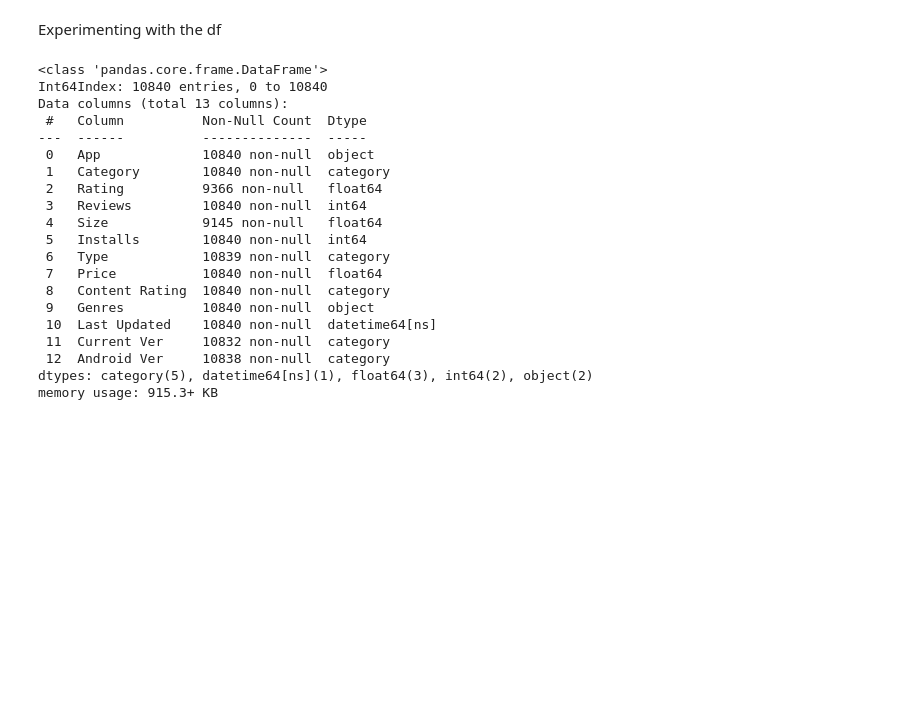
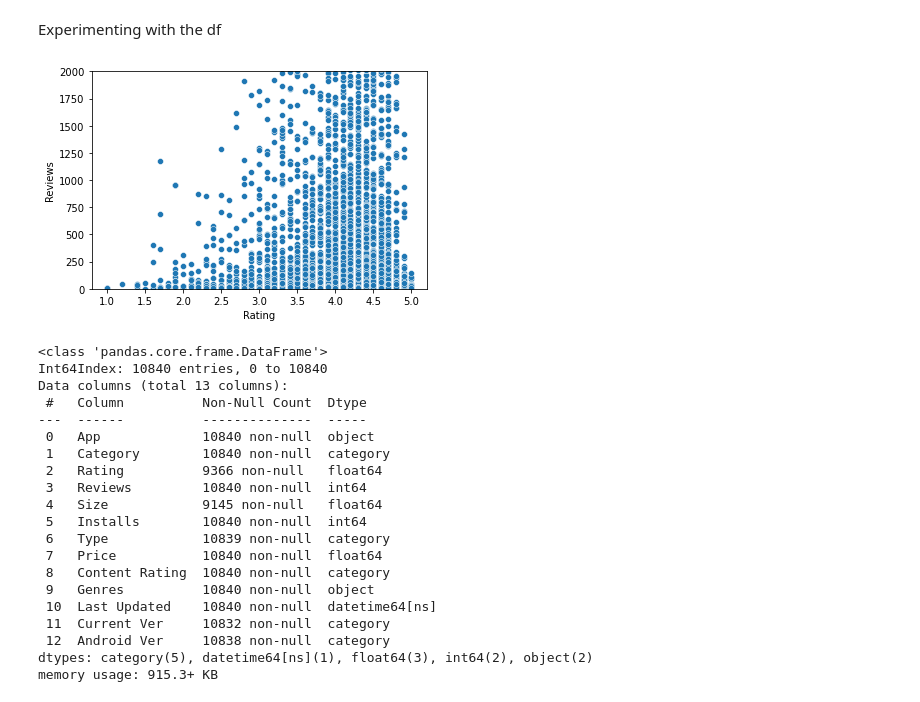
Before and after one commit to ololili/Data, a Jupyter notebook: ExploreData.ipynb, the cells around one changed output. Cells and saved outputs as stored; diff of their text form; code cells hidden in the pictures; blank space fills up the shorter version.

Commit message:
Started data visualisation

```diff
--- a/ExploreData.ipynb
+++ b/ExploreData.ipynb
@@ -129,6 +131,12 @@ play_df = get_df()
 play_df_clean = clean_df(play_df)
 # %% [markdown]
 Experimenting with the df
+# %%
+sns.scatterplot(y="Reviews", x="Rating", data=play_df_clean)
+plt.ylim(0, 2000)
+plt.show()
+# %% [output]
+[figure, added]
 # %%
 play_df_clean.info()
 # %% [output]
```
Also changed, not shown: parts of 1 cell of this notebook.
